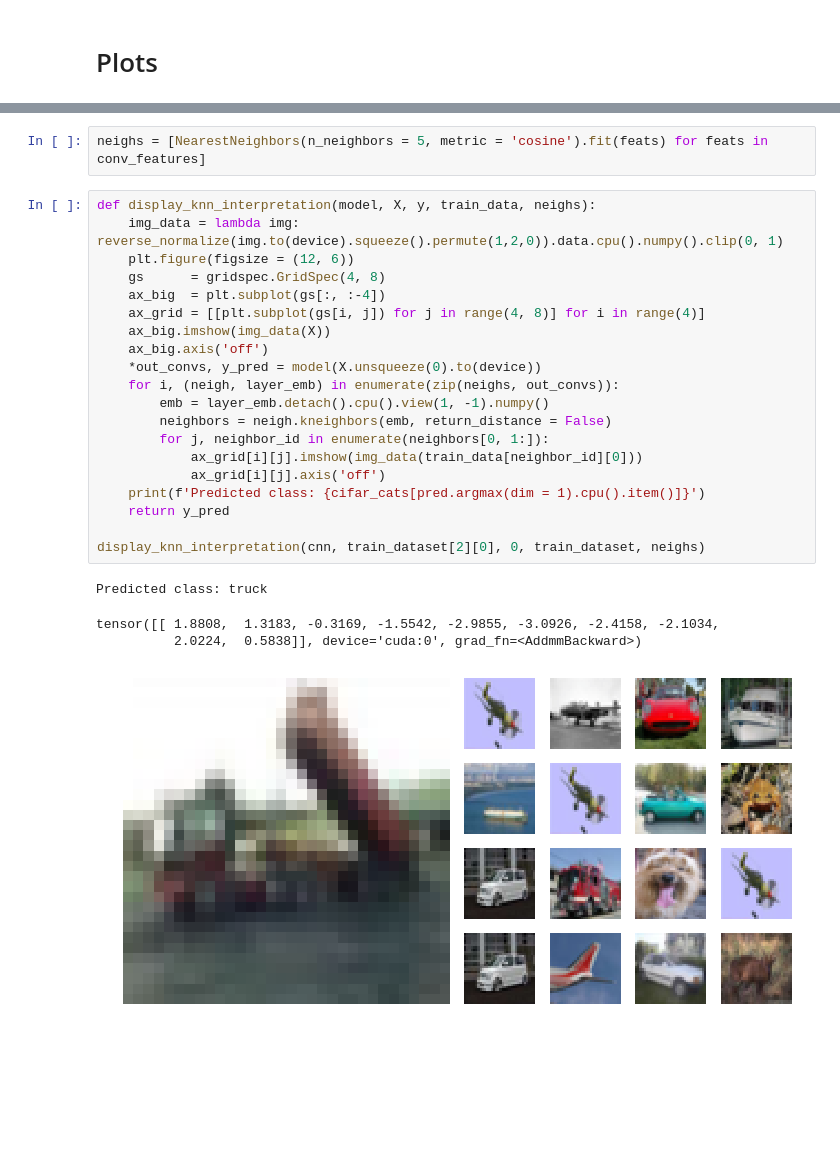
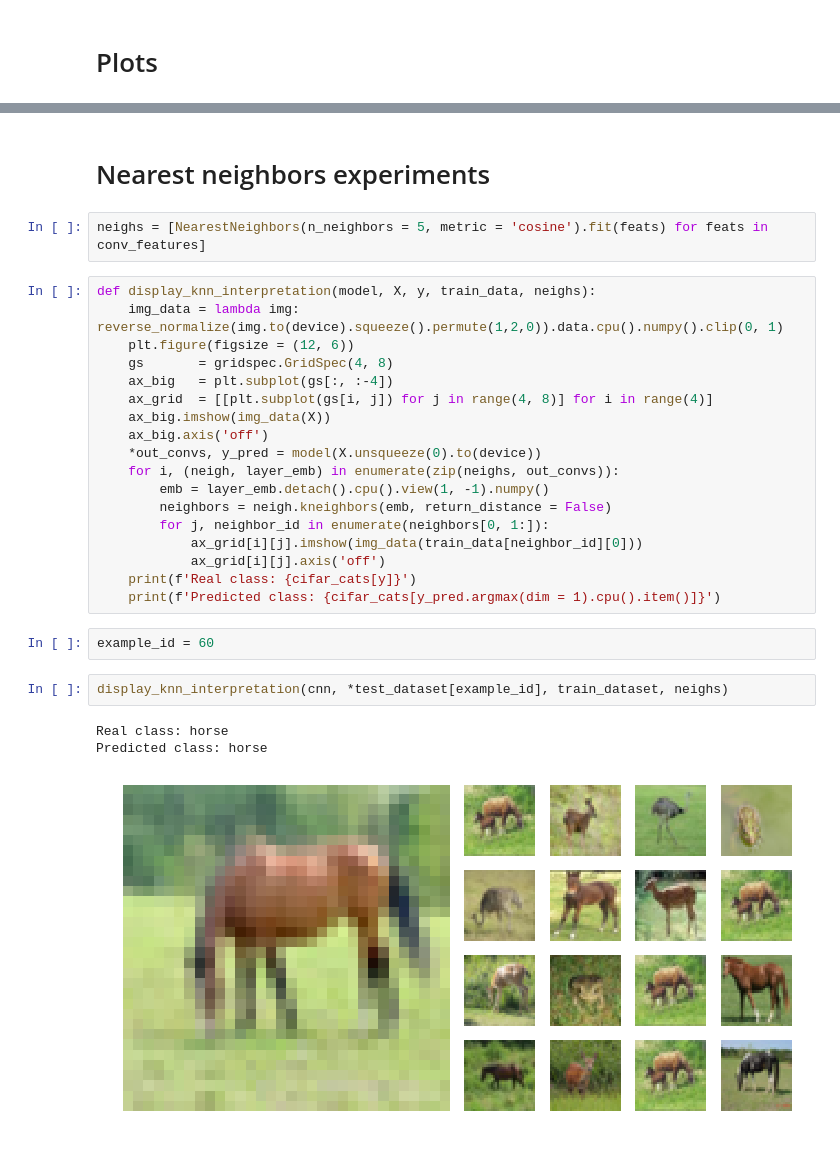
Before and after one commit to rodgzilla/machine_learning_deep_knn, a Jupyter notebook: nbs/CIFAR-10 experiments.ipynb, the cells around one changed output, grey strips where cells are left out. Cells and saved outputs as stored; diff of their text form; blank space fills up the shorter version.

```diff
--- a/nbs/CIFAR-10 experiments.ipynb
+++ b/nbs/CIFAR-10 experiments.ipynb
@@ -403,12 +310,14 @@ array([[    0, 42432,  9037,  8787]])
+# %% [markdown]
+# Nearest neighbors experiments
 # %%
 neighs = [NearestNeighbors(n_neighbors = 5, metric = 'cosine').fit(feats) for feats in conv_features]
 # %%
 def display_knn_interpretation(model, X, y, train_data, neighs):
     img_data = lambda img: reverse_normalize(img.to(device).squeeze().permute(1,2,0)).data.cpu().numpy().clip(0, 1)
     plt.figure(figsize = (12, 6))
-    gs      = gridspec.GridSpec(4, 8)
-    ax_big  = plt.subplot(gs[:, :-4])
-    ax_grid = [[plt.subplot(gs[i, j]) for j in range(4, 8)] for i in range(4)]
+    gs       = gridspec.GridSpec(4, 8)
+    ax_big   = plt.subplot(gs[:, :-4])
+    ax_grid  = [[plt.subplot(gs[i, j]) for j in range(4, 8)] for i in range(4)]
     ax_big.imshow(img_data(X))
     ax_big.axis('off')
     *out_convs, y_pred = model(X.unsqueeze(0).to(device))
@@ -418,12 +327,13 @@ def display_knn_interpretation(model, X, y, train_data, neighs):
         for j, neighbor_id in enumerate(neighbors[0, 1:]):
             ax_grid[i][j].imshow(img_data(train_data[neighbor_id][0]))
             ax_grid[i][j].axis('off')
-    print(f'Predicted class: {cifar_cats[pred.argmax(dim = 1).cpu().item()]}')
-    return y_pred
-
-display_knn_interpretation(cnn, train_dataset[2][0], 0, train_dataset, neighs)
+    print(f'Real class: {cifar_cats[y]}')
+    print(f'Predicted class: {cifar_cats[y_pred.argmax(dim = 1).cpu().item()]}')
-# %% [output]
-Predicted class: truck
-tensor([[ 1.8808,  1.3183, -0.3169, -1.5542, -2.9855, -3.0926, -2.4158, -2.1034,
-          2.0224,  0.5838]], device='cuda:0', grad_fn=<AddmmBackward>)
-[figure, removed]
+# %%
+example_id = 60
+# %%
+display_knn_interpretation(cnn, *test_dataset[example_id], train_dataset, neighs)
+# %% [output]
+Real class: horse
+Predicted class: horse
+[figure, added]
```
Also changed, not shown: parts of 19 cells of this notebook, 1 other file.
